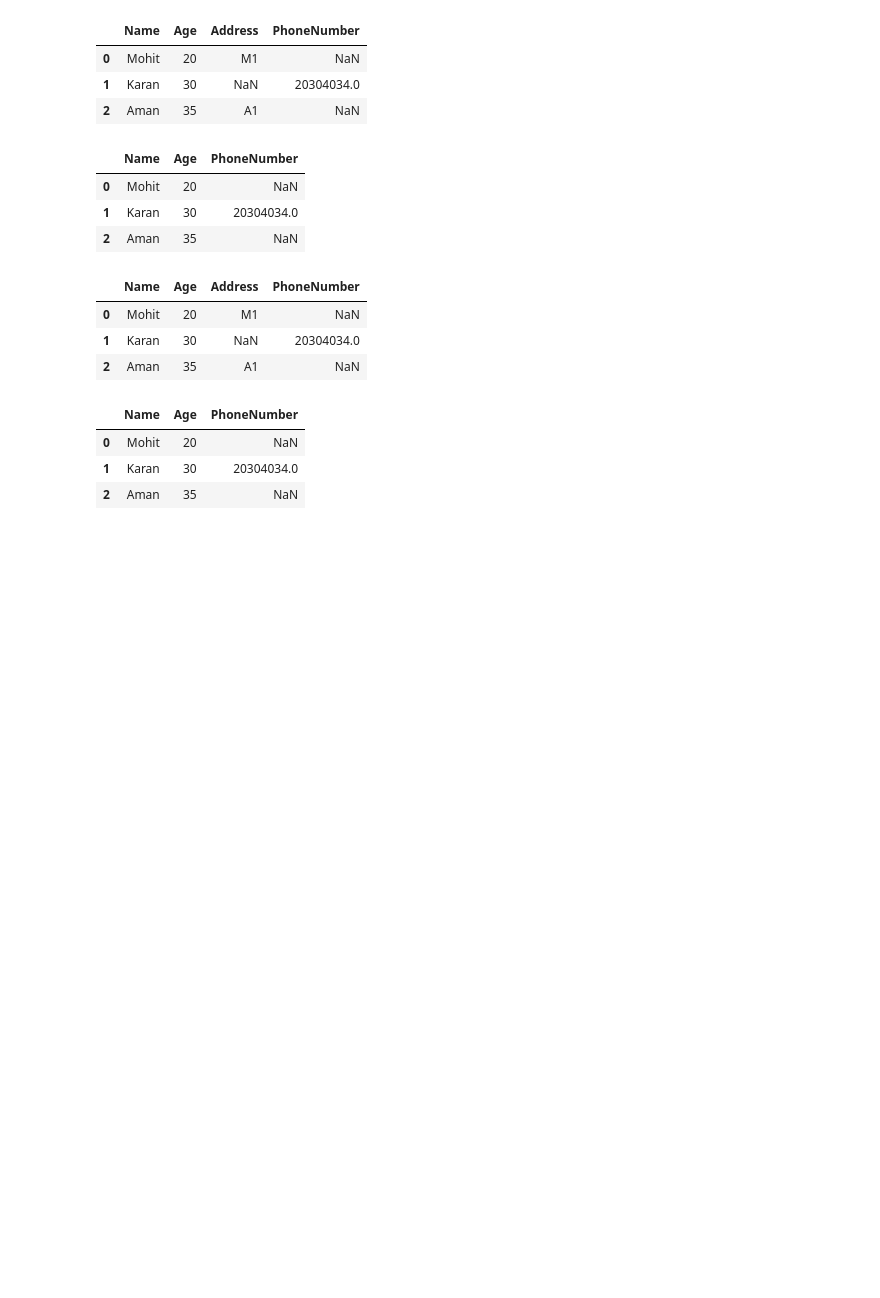
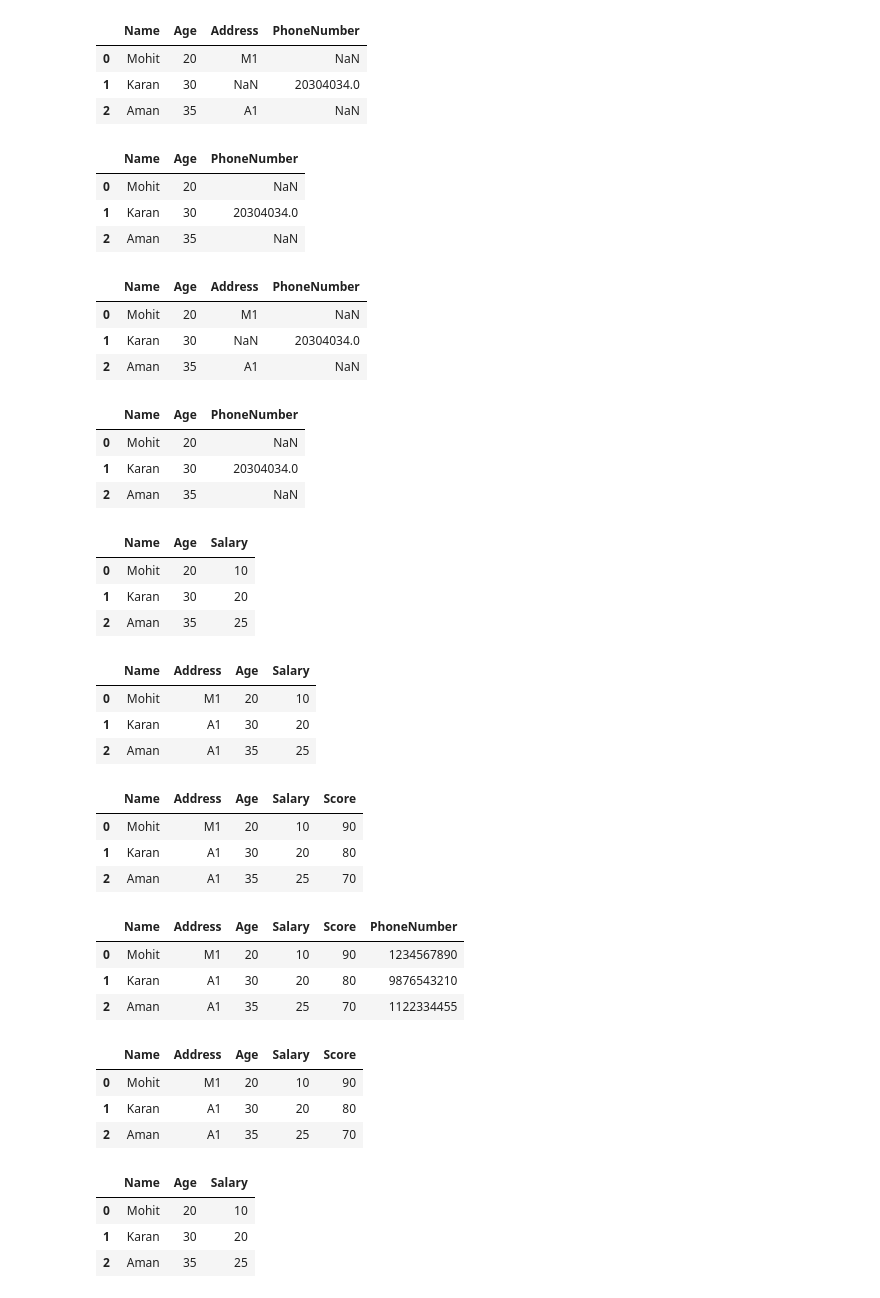
Before and after one commit to mohitsingh109/Learning-Python-March, a Jupyter notebook: Pandas.ipynb, the cells around one changed output. Saved outputs shown, nothing was run; the diff lists cells and outputs as text; code cells hidden in the pictures; blank space fills up the shorter version.

```diff
--- a/Pandas.ipynb
+++ b/Pandas.ipynb
@@ -191,0 +204,46 @@ df_dropped
+# %%
+data = [
+    {"Name": "Mohit", "Age": 20, "Salary": 10},
+    {"Name": "Karan", "Age": 30, "Salary": 20},
+    {"Name": "Aman", "Age": 35, "Salary": 25}
+]
+df = pd.DataFrame(data)
+df
+# %% [output]
+|  | Name | Age | Salary |
+| 0 | Mohit | 20 | 10 |
+| 1 | Karan | 30 | 20 |
+| 2 | Aman | 35 | 25 |
+# %%
+df.insert(loc=1, column='Address', value=['M1', 'A1', 'A1'], allow_duplicates=True)
+df
+# %% [output]
+|  | Name | Address | Age | Salary |
+| 0 | Mohit | M1 | 20 | 10 |
+| 1 | Karan | A1 | 30 | 20 |
+| 2 | Aman | A1 | 35 | 25 |
+# %%
+df['Score'] = [90, 80, 70]
+df
+# %% [output]
+|  | Name | Address | Age | Salary | Score |
+| 0 | Mohit | M1 | 20 | 10 | 90 |
+| 1 | Karan | A1 | 30 | 20 | 80 |
+| 2 | Aman | A1 | 35 | 25 | 70 |
+# %%
+# assign() -> create new dataframe with the added column
+
+new_df = df.assign(PhoneNumber=[1234567890, 9876543210, 1122334455])
+new_df
+# %% [output]
+|  | Name | Address | Age | Salary | Score | PhoneNumber |
+| 0 | Mohit | M1 | 20 | 10 | 90 | 1234567890 |
+| 1 | Karan | A1 | 30 | 20 | 80 | 9876543210 |
+| 2 | Aman | A1 | 35 | 25 | 70 | 1122334455 |
+# %%
+df
+# %% [output]
+|  | Name | Address | Age | Salary | Score |
+| 0 | Mohit | M1 | 20 | 10 | 90 |
+| 1 | Karan | A1 | 30 | 20 | 80 |
+| 2 | Aman | A1 | 35 | 25 | 70 |
@@ -191,0 +253,13 @@ df_dropped
+# %%
+data = [
+    {"Name": "Mohit", "Age": 20, "Salary": 10},
+    {"Name": "Karan", "Age": 30, "Salary": 20},
+    {"Name": "Aman", "Age": 35, "Salary": 25}
+]
+df = pd.DataFrame(data)
+df
+# %% [output]
+|  | Name | Age | Salary |
+| 0 | Mohit | 20 | 10 |
+| 1 | Karan | 30 | 20 |
+| 2 | Aman | 35 | 25 |
```
Also changed, not shown: parts of 24 cells of this notebook, 1 other file.
